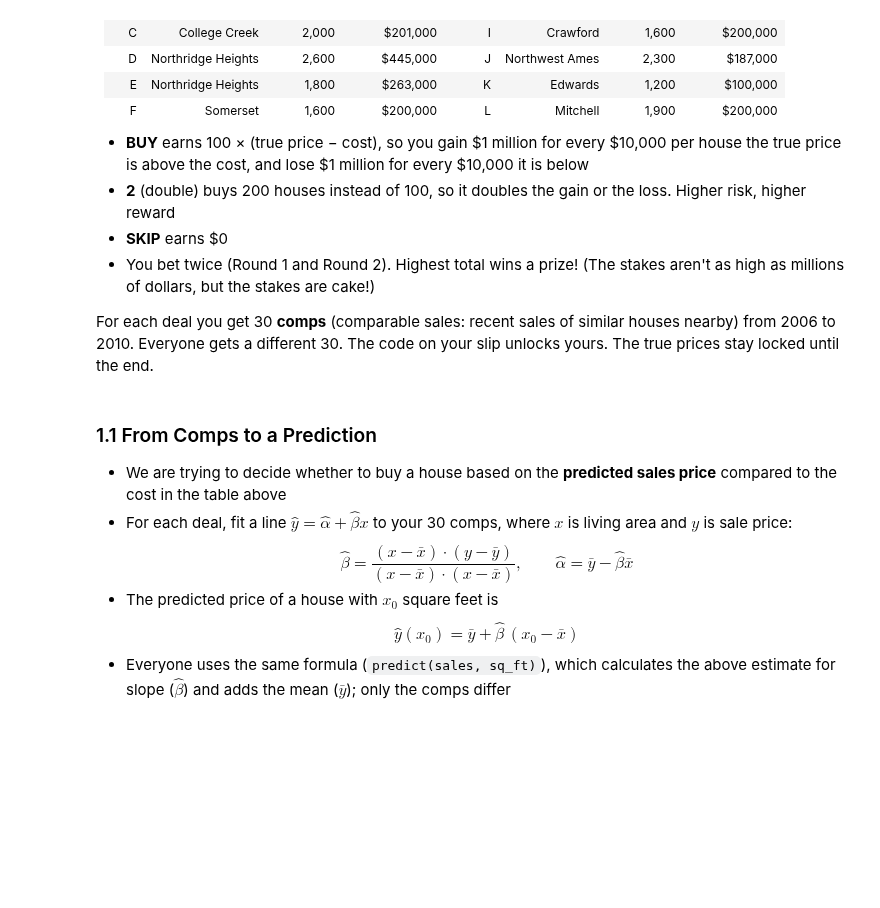
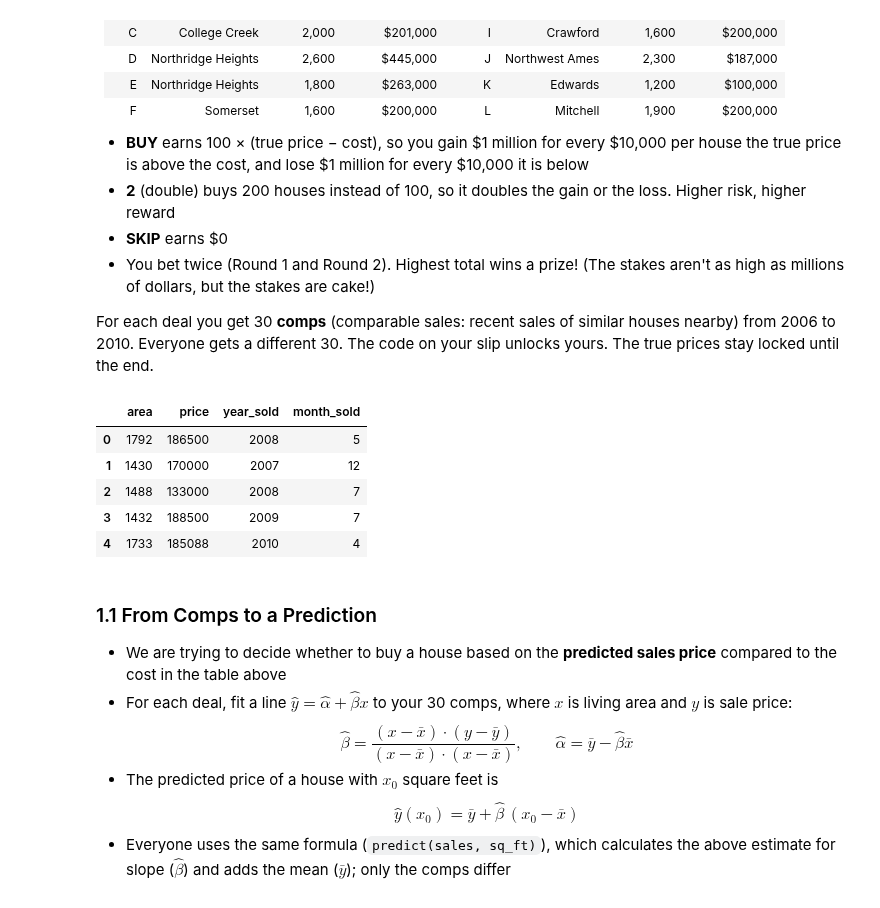
Before and after one commit to ehoerdemann17/UU_F26_templates, a Jupyter notebook: Week06/TUESDAY_Bootstrapping.ipynb, the cells around one changed output. Drawn from its saved outputs; the diff is of its cells as text; code cells hidden in the pictures; blank space fills up the shorter version.

```diff
--- a/Week06/TUESDAY_Bootstrapping.ipynb
+++ b/Week06/TUESDAY_Bootstrapping.ipynb
@@ -28,14 +28,21 @@ For each deal you get 30 **comps** (comparable sales: recent sales of similar ho
 # %%
 import numpy as np
 import pandas as pd
 import matplotlib.pyplot as plt
 import seaborn as sns
 from bootstrap_game import *
 
-MY_CODE = "XXXX-XXXX" # TODO: change to the analyst code on your slip
+MY_CODE = "535R-W5H6" # TODO: change to the analyst code on your slip
 
 my_comps = unlock_comps(MY_CODE)
 my_comps['A'].head() # your first five Deal A comps (of 30)
+# %% [output]
+|  | area | price | year_sold | month_sold |
+| 0 | 1792 | 186500 | 2008 | 5 |
+| 1 | 1430 | 170000 | 2007 | 12 |
+| 2 | 1488 | 133000 | 2008 | 7 |
+| 3 | 1432 | 188500 | 2009 | 7 |
+| 4 | 1733 | 185088 | 2010 | 4 |
 # %% [markdown]
 ### 1.1 From Comps to a Prediction
 - We are trying to decide whether to buy a house based on the **predicted sales price** compared to the cost in the table above
```
Also changed, not shown: parts of 5 cells of this notebook, 4 other files.
